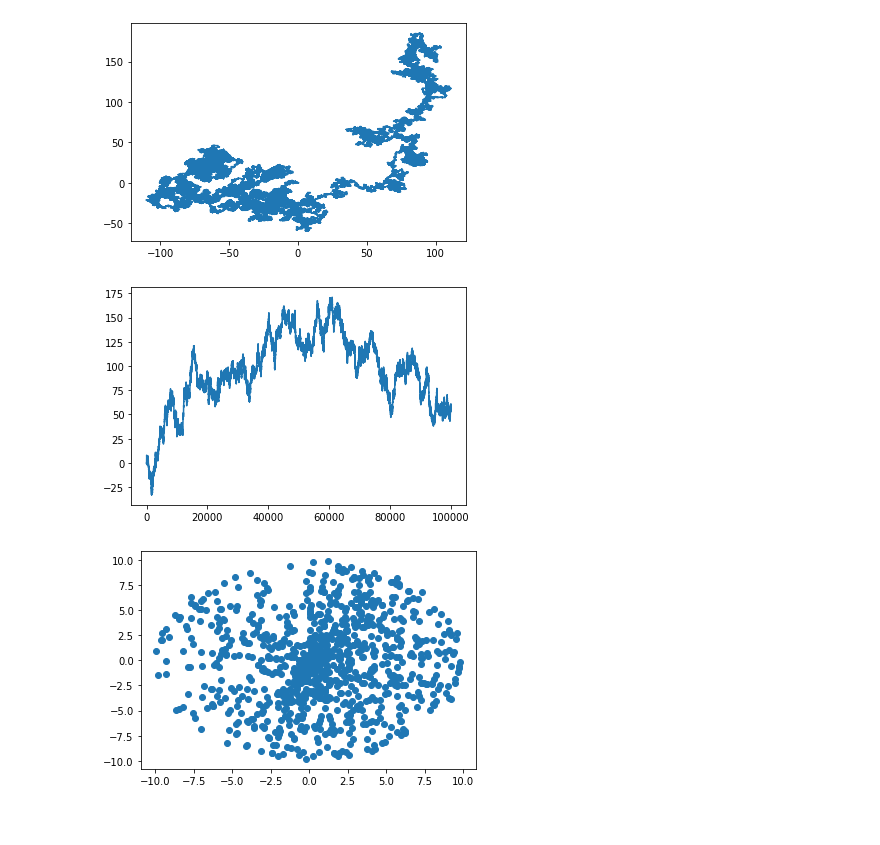
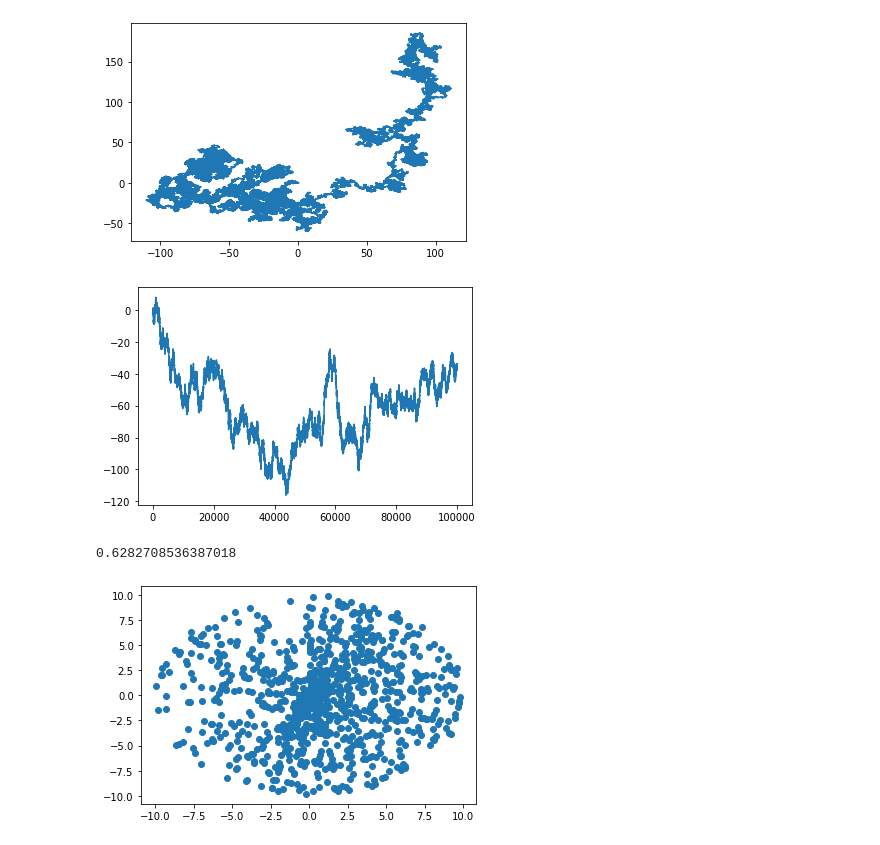
Before and after one commit to NTHU-Phys-Qubit/class-03162020-Bladerunner-constant-k, a Jupyter notebook: Randomwalk.ipynb, the cells around one changed output. Drawn from its saved outputs; the diff is of its cells as text; code cells hidden in the pictures.

```diff
--- a/Randomwalk.ipynb
+++ b/Randomwalk.ipynb
@@ -78,18 +78,22 @@ pylab.show()
 # %%
 import pylab
 
 n = 100000
 
 x = np.zeros(n)
 
+a = 0.5* np.random.random()
 for i in range(1, n):
 	val = random.randint(1, 2)
 	if val == 1:
-		x[i] = x[i - 1] + 0.5
+		x[i] = x[i - 1] + a
 	elif val == 2:
-		x[i] = x[i - 1] - 0.5
+		x[i] = x[i - 1] - a
+
+
 
 pylab.plot(x)
 pylab.show()
 # %% [output]
-[figure, old version]
+[figure, new version]
+0.6282708536387018
```
Also changed, not shown: parts of 1 cell of this notebook.
